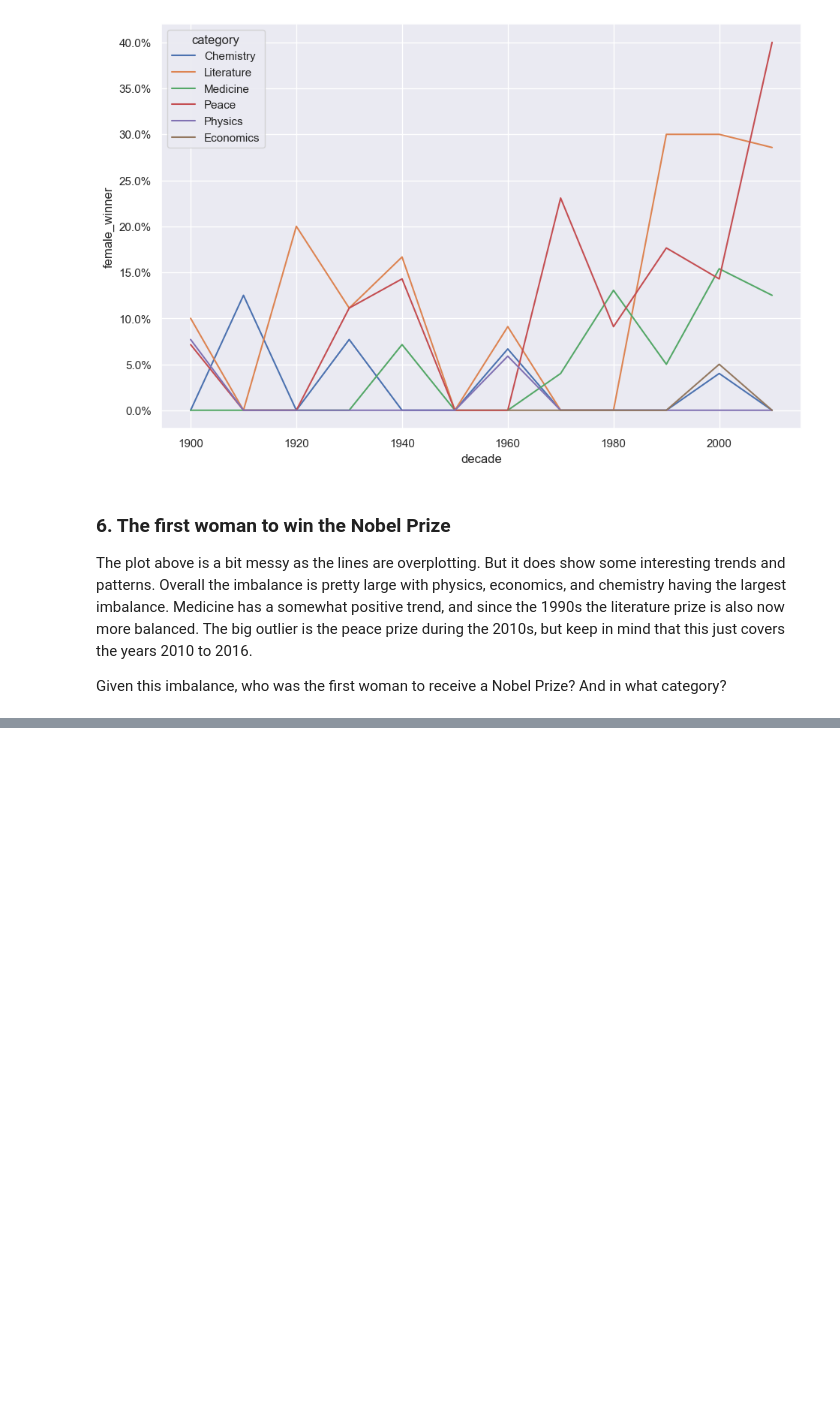
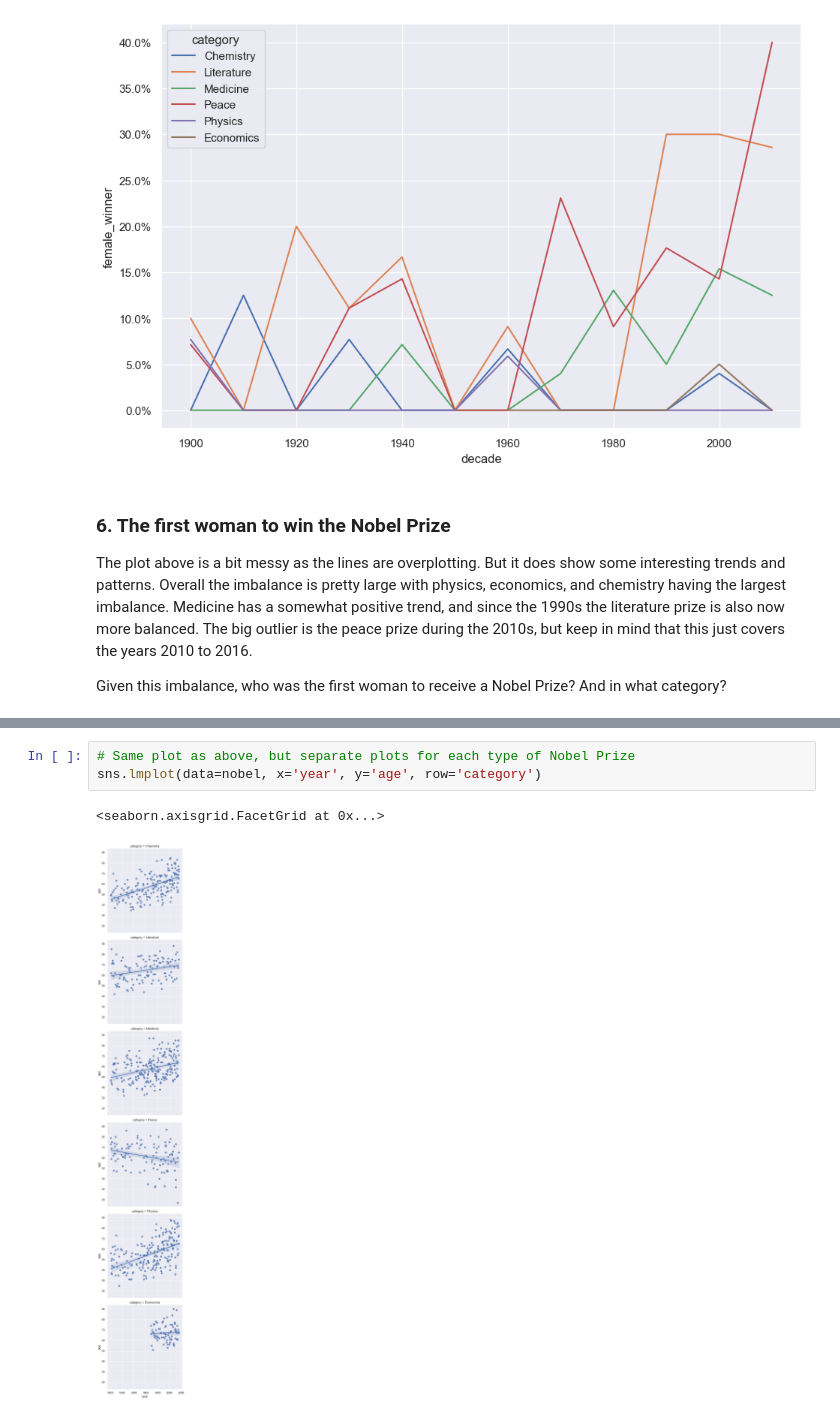
Before and after one commit to mcabas/DataCamp_Projects, a Jupyter notebook: DataCamp.Project_004_A Visual History of Nobel Prize Winners.ipynb, the cells around one changed output, grey strips where cells are left out. Drawn from its saved outputs; the diff is of its cells as text; blank space fills up the shorter version.

```diff
--- a/DataCamp.Project_004_A Visual History of Nobel Prize Winners.ipynb
+++ b/DataCamp.Project_004_A Visual History of Nobel Prize Winners.ipynb
@@ -162,0 +195,6 @@ Given this imbalance, who was the first woman to receive a Nobel Prize? And in w
+# %%
+# Same plot as above, but separate plots for each type of Nobel Prize
+sns.lmplot(data=nobel, x='year', y='age', row='category')
+# %% [output]
+<seaborn.axisgrid.FacetGrid at 0x...>
+[figure, added]
```
Also changed, not shown: parts of 12 cells of this notebook.
